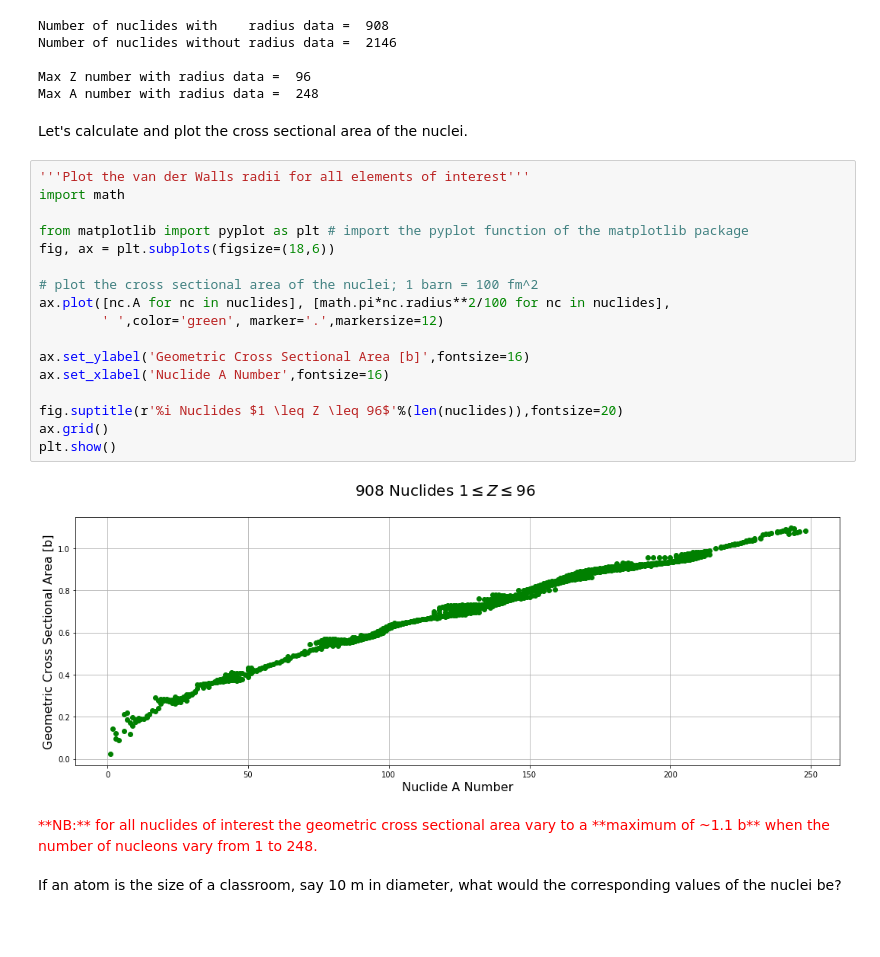
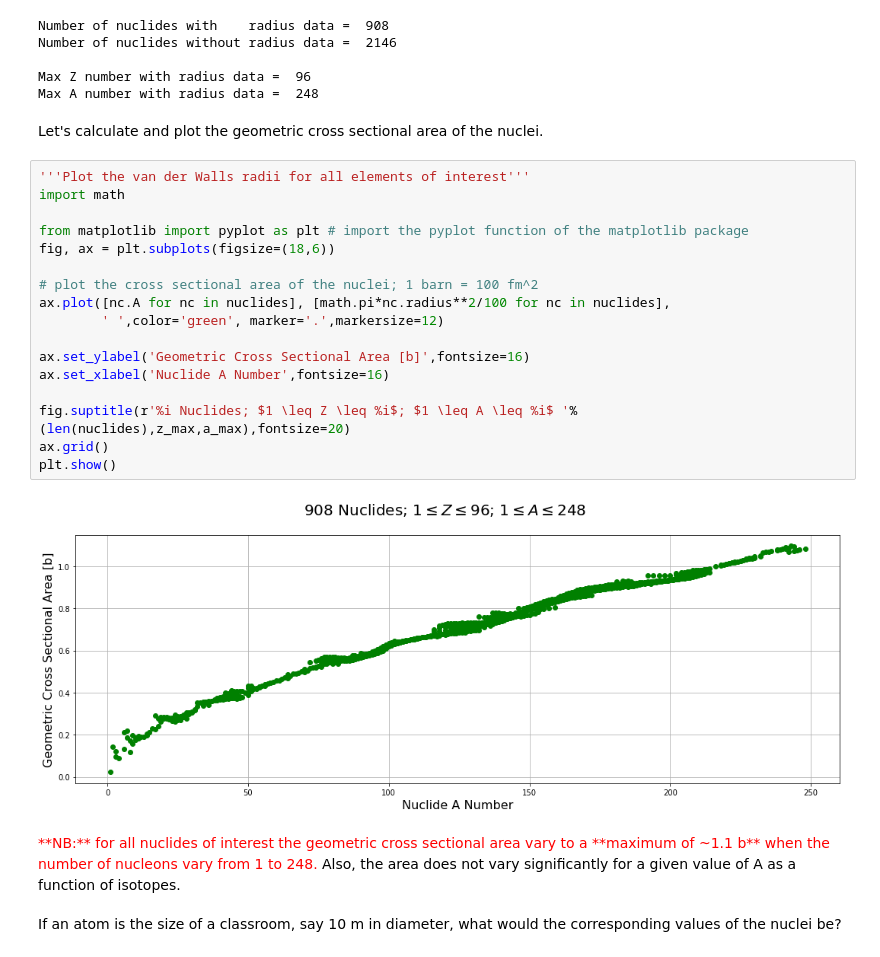
Before and after one commit to dpploy/engy-4350, a Jupyter notebook: notebooks/02c-gamma-capture-xsection.ipynb, the cells around one changed output. Drawn from its saved outputs; the diff is of its cells as text; blank space fills up the shorter version.

```diff
--- a/notebooks/02c-gamma-capture-xsection.ipynb
+++ b/notebooks/02c-gamma-capture-xsection.ipynb
@@ -176,30 +176,31 @@ Number of nuclides without radius data =  2146
 Max Z number with radius data =  96
 Max A number with radius data =  248
 # %% [markdown]
-Let's calculate and plot the cross sectional area of the nuclei.
+Let's calculate and plot the geometric cross sectional area of the nuclei.
 # %%
 '''Plot the van der Walls radii for all elements of interest'''
 import math
 
 from matplotlib import pyplot as plt # import the pyplot function of the matplotlib package
 fig, ax = plt.subplots(figsize=(18,6))
 
 # plot the cross sectional area of the nuclei; 1 barn = 100 fm^2
 ax.plot([nc.A for nc in nuclides], [math.pi*nc.radius**2/100 for nc in nuclides],
         ' ',color='green', marker='.',markersize=12)
 
 ax.set_ylabel('Geometric Cross Sectional Area [b]',fontsize=16)
 ax.set_xlabel('Nuclide A Number',fontsize=16)
 
-fig.suptitle(r'%i Nuclides $1 \leq Z \leq 96$'%(len(nuclides)),fontsize=20)
+fig.suptitle(r'%i Nuclides; $1 \leq Z \leq %i$; $1 \leq A \leq %i$ '%(len(nuclides),z_max,a_max),fontsize=20)
 ax.grid()
 plt.show()
 # %% [output]
-[figure, old version]
+[figure, new version]
 # %% [markdown]
 <span style="color:red">
 **NB:** for all nuclides of interest the geometric cross sectional area vary to a **maximum of ~1.1 b** when the number of nucleons vary from 1 to 248.
 </span>
+Also, the area does not vary significantly for a given value of A as a function of isotopes.
 # %% [markdown]
 If an atom is the size of a classroom, say 10 m in diameter, what would the corresponding values of the nuclei be?
 # %%
```
Also changed, not shown: parts of 4 cells of this notebook, 2 other files.
